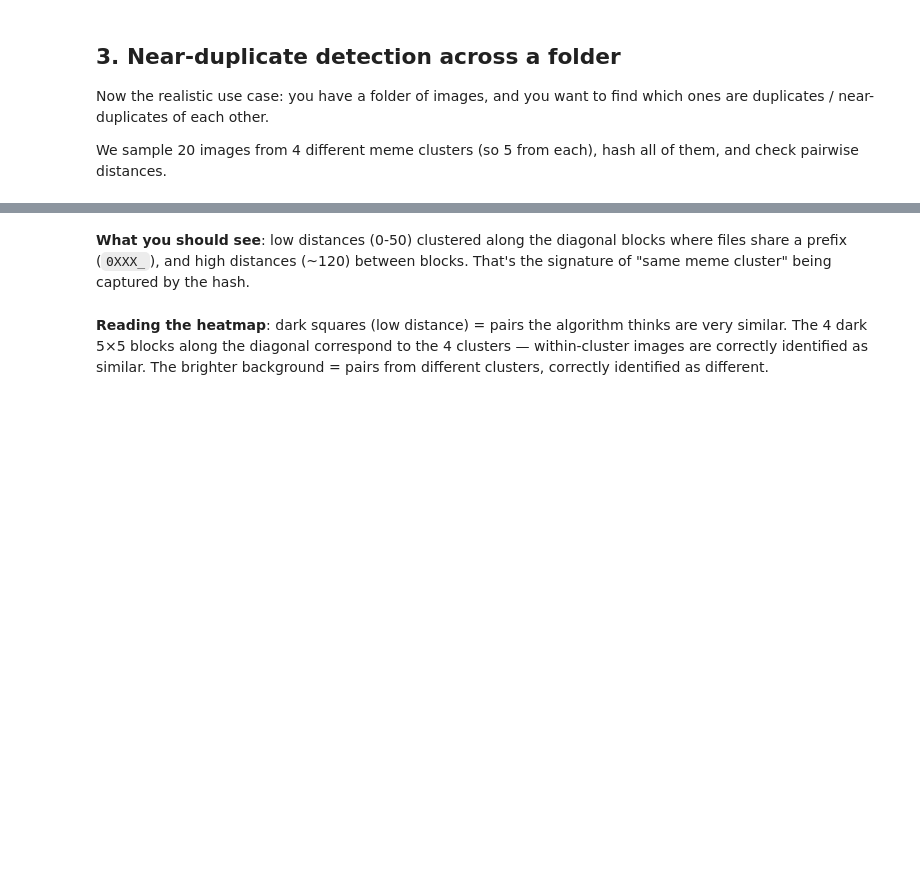
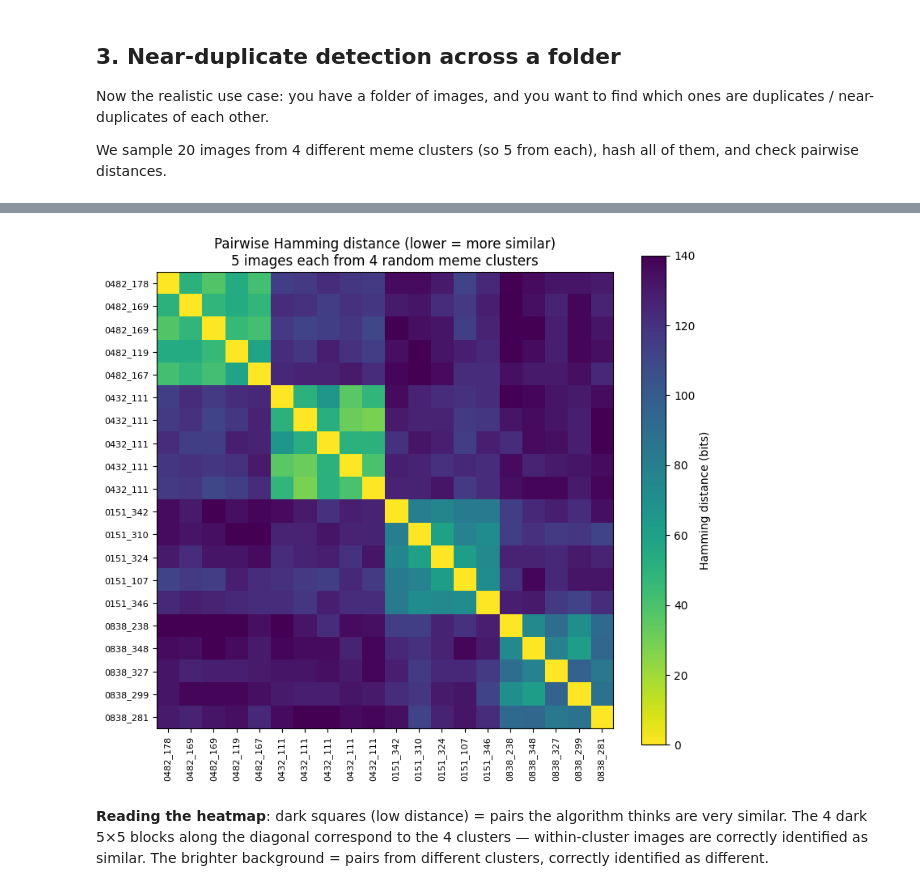
Before and after one commit to sdsstudent/find-image-hashing, a Jupyter notebook: notebooks/demo.ipynb, the cells around one changed output, grey strips where cells are left out. Cells and saved outputs as stored; diff of their text form; code cells hidden in the pictures; blank space fills up the shorter version.

```diff
--- a/notebooks/demo.ipynb
+++ b/notebooks/demo.ipynb
@@ -148,19 +147,28 @@ df
-# %% [markdown]
-**What you should see**: low distances (0-50) clustered along the diagonal blocks where files share a prefix (`0XXX_`), and high distances (~120) between blocks. That's the signature of "same meme cluster" being captured by the hash.
 # %%
-# Visualise as a heatmap — same-cluster pairs should form bright blocks on the diagonal
+import numpy as np
 import matplotlib.pyplot as plt
 
+# Build pairwise distance matrix
+names = list(hashes.keys())
+n = len(names)
+distances = np.zeros((n, n), dtype=int)
+for i in range(n):
+    for j in range(n):
+        distances[i, j] = hashes[names[i]] - hashes[names[j]]
+
+# Heatmap: same-cluster pairs form dark blocks on the diagonal
 fig, ax = plt.subplots(figsize=(8, 7))
 im = ax.imshow(distances, cmap='viridis_r', vmin=0, vmax=140)
 ax.set_xticks(range(n))
 ax.set_yticks(range(n))
-ax.set_xticklabels([n[:8] for n in names], rotation=90, fontsize=8)
-ax.set_yticklabels([n[:8] for n in names], fontsize=8)
+ax.set_xticklabels([nm[:8] for nm in names], rotation=90, fontsize=8)
+ax.set_yticklabels([nm[:8] for nm in names], fontsize=8)
 ax.set_title('Pairwise Hamming distance (lower = more similar)\n5 images each from 4 random meme clusters')
 plt.colorbar(im, ax=ax, label='Hamming distance (bits)')
 plt.tight_layout()
 plt.show()
+# %% [output]
+[figure, added]
 # %% [markdown]
 **Reading the heatmap**: dark squares (low distance) = pairs the algorithm thinks are very similar. The 4 dark 5×5 blocks along the diagonal correspond to the 4 clusters — within-cluster images are correctly identified as similar. The brighter background = pairs from different clusters, correctly identified as different.
 # %% [markdown]
```
Also changed, not shown: parts of 22 cells of this notebook, 1 other file.
